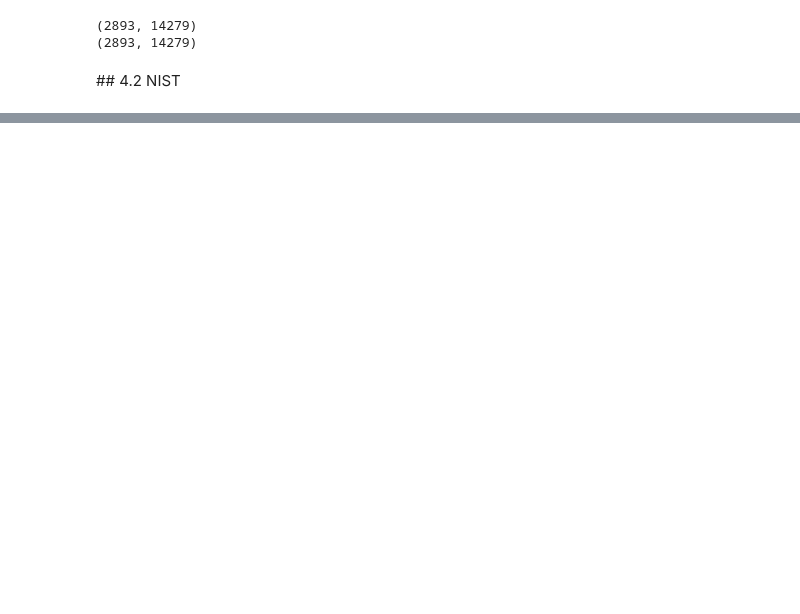
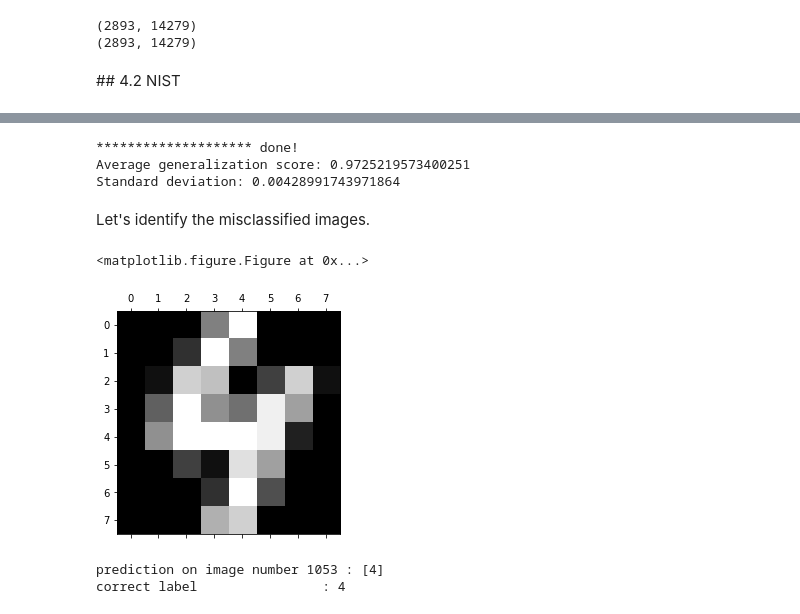
Before and after one commit to erachelson/IntroML, a Jupyter notebook: 5 - Random Forests/Decision Trees, Bagging and Random Forests.ipynb, the cells around one changed output, grey strips where cells are left out. Saved outputs shown, nothing was run; the diff lists cells and outputs as text; code cells hidden in the pictures; blank space fills up the shorter version.

```diff
--- a/5 - Random Forests/Decision Trees, Bagging and Random Forests.ipynb
+++ b/5 - Random Forests/Decision Trees, Bagging and Random Forests.ipynb
@@ -707,0 +824,42 @@ print(spam_data.tfidf.shape)
+# %%
+# Compute cross-validation score
+nb_trials = 20
+score = []
+for i in range(nb_trials):
+    Xtrain, ytrain, Xtest, ytest = shuffle_and_split(X,y,1000)
+    digits_rf = RandomForestClassifier(n_estimators=200, criterion='entropy')
+    digits_rf.fit(Xtrain,ytrain)
+    score += [digits_rf.score(Xtest,ytest)]
+    print('*',end='')
+print(" done!")
+
+print("Average generalization score:", np.mean(score))
+print("Standard deviation:", np.std(score))
+# %% [output]
+******************** done!
+Average generalization score: 0.9725219573400251
+Standard deviation: 0.00428991743971864
+# %% [markdown]
+Let's identify the misclassified images.
+# %%
+# Retrain
+Xtrain = X[:1000,:]
+ytrain = y[:1000]
+Xtest = X[1000:,:]
+ytest = y[1000:]
+digits_rf = RandomForestClassifier(n_estimators=200, criterion='entropy')
+digits_rf.fit(Xtrain,ytrain);
+# %%
+# Examples
+N = 1053
+plt.gray();
+plt.matshow(digits.images[N])
+plt.show()
+x = digits.data[N,:]
+print("prediction on image number", N, ":", digits_rf.predict([digits.data[N,:]]))
+print("correct label                :", digits.target[N])
+# %% [output]
+<matplotlib.figure.Figure at 0x...>
+[figure, added]
+prediction on image number 1053 : [4]
+correct label                : 4
```
Also changed, not shown: parts of 19 cells of this notebook, 14 other files.
